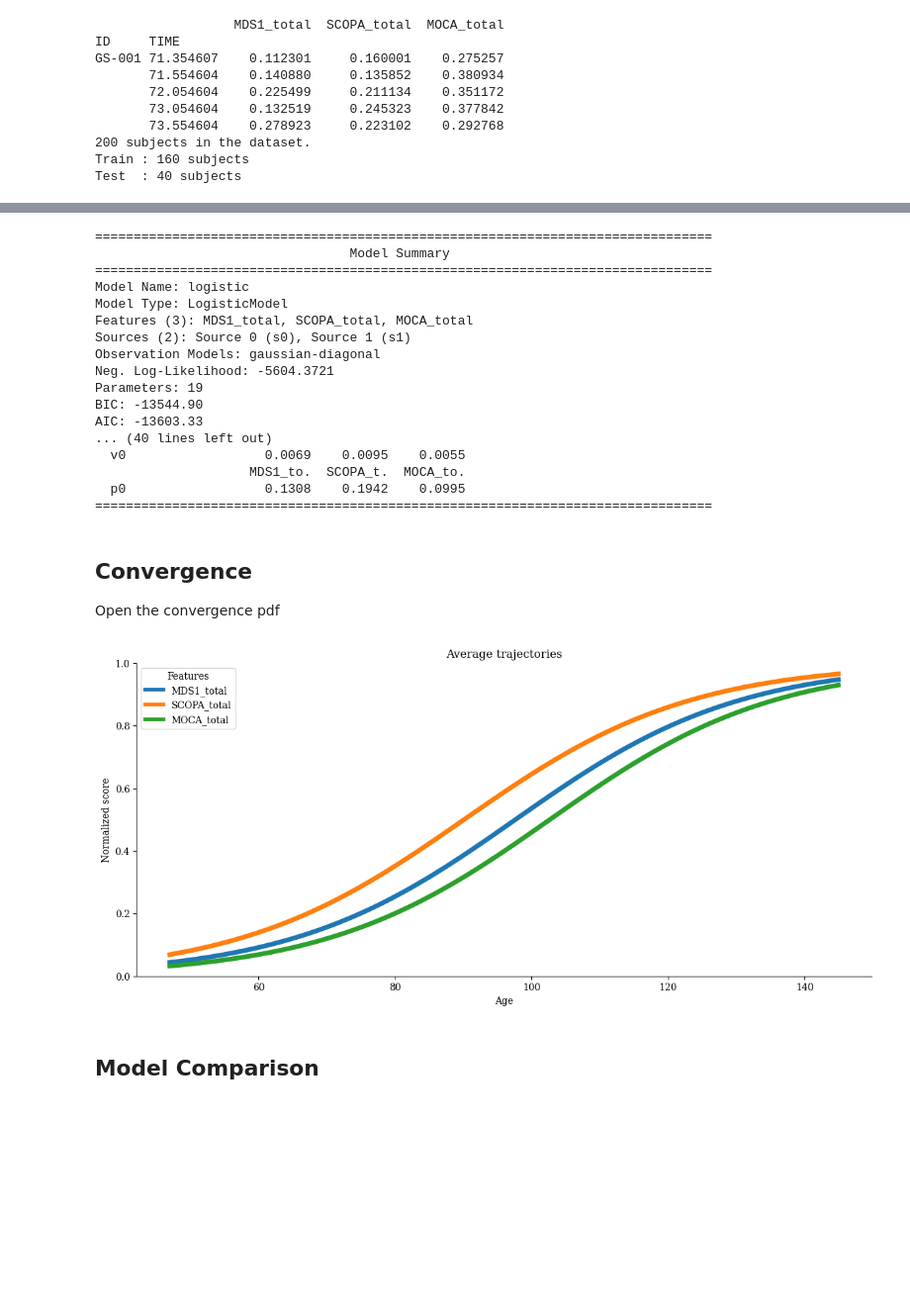
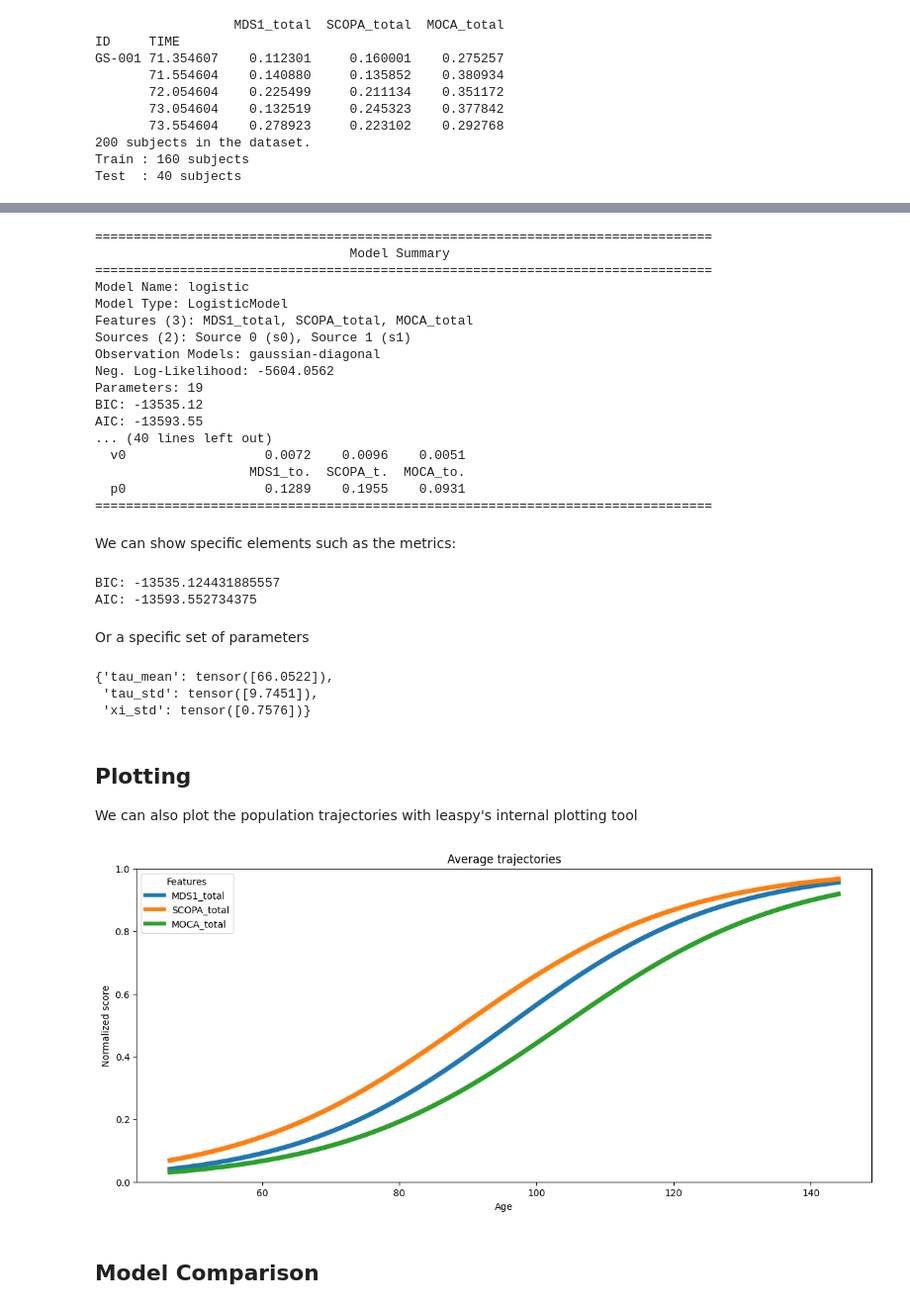
Before and after one commit to aramis-lab/leaspy_tutorial, a Jupyter notebook: notebooks/fit.ipynb, the cells around one changed output, grey strips where cells are left out. Shown at 99% size. Saved outputs shown, nothing was run; the diff lists cells and outputs as text; code cells hidden in the pictures; blank space fills up the shorter version.

```diff
--- a/notebooks/fit.ipynb
+++ b/notebooks/fit.ipynb
@@ -85,10 +101,12 @@ Test  : 40 subjects
+# %%
+# Load the model
+model_2_sources = LogisticModel(name="logistic", source_dimension=2)
 # %%
-# --- Model initialization ---
-model = LogisticModel(name="logistic", source_dimension=2)
+# Fit the model
 
-#model.fit(
-#        df_train, "mcmc_saem",
-#        seed=SEED, n_iter=100000, progress_bar=True,
-#        save_periodicity=500, plot_periodicity=500,
-#        overwrite_logs_folder=True,
-#    )
+model_2_sources.fit(
+        df_train, "mcmc_saem",
+        seed=SEED, n_iter=1000, progress_bar=True,
+        save_periodicity=50, plot_periodicity=50,
+        overwrite_logs_folder=True,
+    )
@@ -112,5 +146,5 @@ Fit with `mcmc_saem` took: 9.77s
 # %%
-model.summary()
+model_2_sources.summary()
 # %% [output]
 ================================================================================
                                  Model Summary
@@ -120,23 +154,39 @@ Model Type: LogisticModel
 Features (3): MDS1_total, SCOPA_total, MOCA_total
 Sources (2): Source 0 (s0), Source 1 (s1)
 Observation Models: gaussian-diagonal
-Neg. Log-Likelihood: -5604.3721
+Neg. Log-Likelihood: -5604.0562
 Parameters: 19
-BIC: -13544.90
-AIC: -13603.33
+BIC: -13535.12
+AIC: -13593.55
 ... (40 lines left out)
-  v0                  0.0069    0.0095    0.0055
+  v0                  0.0072    0.0096    0.0051
                     MDS1_to.  SCOPA_t.  MOCA_to.
-  p0                  0.1308    0.1942    0.0995
+  p0                  0.1289    0.1955    0.0931
 ================================================================================
-# %% [markdown]
-## Convergence
-Open the convergence pdf
+# %% [markdown]
+We can show specific elements such as the metrics:
+# %%
+print(f"BIC: {float(model_2_sources.summary().bic)}\nAIC: {float(model_2_sources.summary().aic)}")
+# %% [output]
+BIC: -13535.124431885557
+AIC: -13593.552734375
+# %% [markdown]
+Or a specific set of parameters
+# %%
+model_2_sources.summary().parameters['Individual Parameters']
+# %% [output]
+{'tau_mean': tensor([66.0522]),
+ 'tau_std': tensor([9.7451]),
+ 'xi_std': tensor([0.7576])}
+# %% [markdown]
+## Plotting
+
+We can also plot the population trajectories with leaspy's internal plotting tool
 # %%
-leaspy_plotting = Plotting(model)
+leaspy_plotting = Plotting(model_2_sources)
 ax = leaspy_plotting.average_trajectory(alpha=1, figsize=(14, 6), n_std_left=2, n_std_right=8)
 plt.show()
 # %% [output]
-[figure, old version]
+[figure, new version]
 # %% [markdown]
 ## Model Comparison
```
Also changed, not shown: parts of 26 cells of this notebook.
